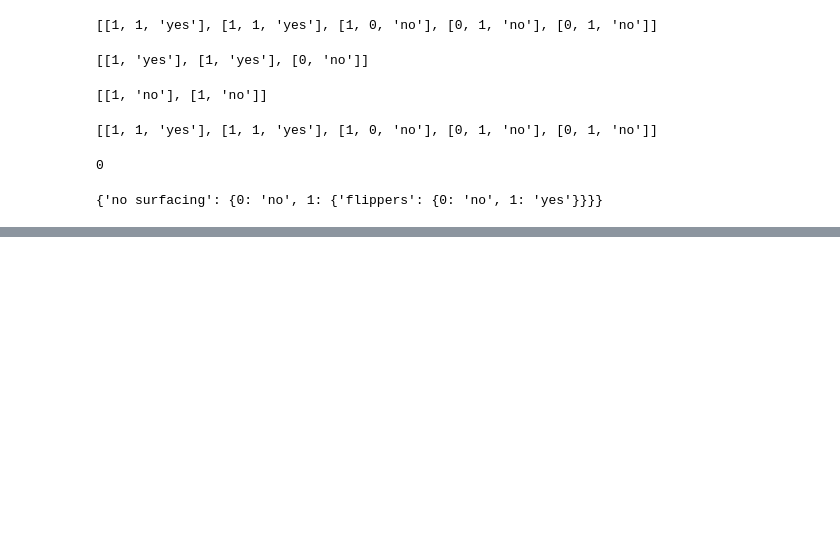
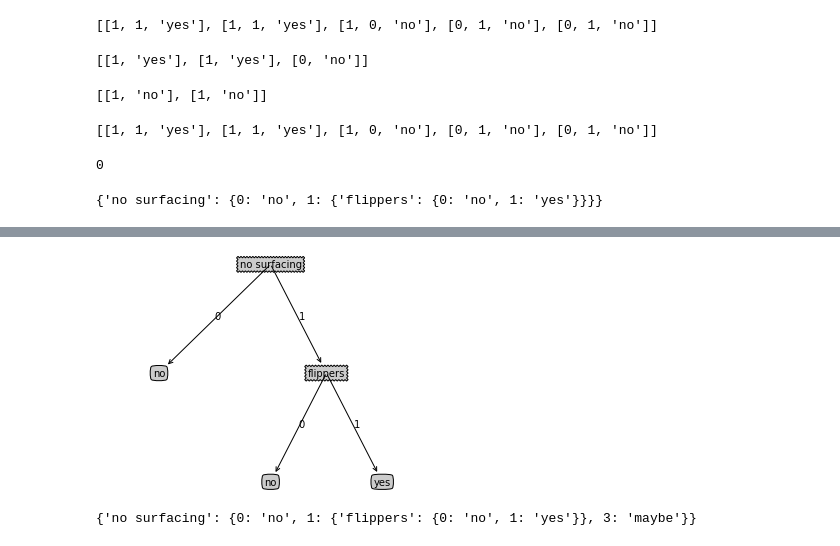
Before and after one commit to gouyt13/ML_in_action, a Jupyter notebook: Ch03/tree.ipynb, the cells around one changed output, grey strips where cells are left out. Saved outputs shown, nothing was run; the diff lists cells and outputs as text; code cells hidden in the pictures; blank space fills up the shorter version.

```diff
--- a/Ch03/tree.ipynb
+++ b/Ch03/tree.ipynb
@@ -152,0 +210,50 @@ def create_plot():
+# %%
+def plot_mid_text(cntr_pt, parent_pt, txt_string):
+    """在父子节点之间填充文本信息"""
+    x_mid = (parent_pt[0] - cntr_pt[0]) / 2.0 + cntr_pt[0]
+    y_mid = (parent_pt[1] - cntr_pt[1]) / 2.0 + cntr_pt[1]
+    create_plot.ax1.text(x_mid, y_mid, txt_string)
+
+
+def plot_tree(my_tree, parent_pt, node_txt):
+    num_leafs = get_num_leafs(my_tree)
+    depth = get_tree_depth(my_tree) # 计算宽和高
+    first_str = list(my_tree.keys())[0]
+    cntr_pt = (plot_tree.xoff + (1.0 + float(num_leafs)) / 2.0 / plot_tree.totalw,
+                plot_tree.yoff)
+    plot_mid_text(cntr_pt, parent_pt, node_txt) # 标记子叶节点属性
+    plot_node(first_str, cntr_pt, parent_pt, decision_node)
+    second_dict = my_tree[first_str]
+    plot_tree.yoff = plot_tree.yoff - 1.0 / plot_tree.totald    # 减少y偏移
+    for key in second_dict.keys():
+        if type(second_dict[key]) == dict:
+            plot_tree(second_dict[key], cntr_pt, str(key))
+        else:
+            plot_tree.xoff = plot_tree.xoff + 1.0 / plot_tree.totalw
+            plot_node(second_dict[key], (plot_tree.xoff, plot_tree.yoff),
+                      cntr_pt, leaf_node)
+            plot_mid_text((plot_tree.xoff, plot_tree.yoff), cntr_pt, str(key))
+    plot_tree.yoff = plot_tree.yoff + 1.0/plot_tree.totald
+
+
+def create_plot(in_tree):
+    fig = plt.figure(1, facecolor='white')
+    fig.clf()
+    axprops = dict(xticks=[], yticks=[])
+    create_plot.ax1 = plt.subplot(111, frameon = False, **axprops)
+    plot_tree.totalw = float(get_num_leafs(in_tree))
+    plot_tree.totald = float(get_tree_depth(in_tree))
+    plot_tree.xoff = -0.5 / plot_tree.totalw
+    plot_tree.yoff = 1.0
+    plot_tree(in_tree, (0.5, 1.0), '')
+    plt.show()
+# %%
+my_tree = retrieve_tree(0)
+create_plot(my_tree)
+# %% [output]
+[figure, added]
+# %%
+my_tree['no surfacing'][3] = 'maybe'
+my_tree
+# %% [output]
+{'no surfacing': {0: 'no', 1: {'flippers': {0: 'no', 1: 'yes'}}, 3: 'maybe'}}
```
Also changed, not shown: parts of 19 cells of this notebook, 1 other file.
